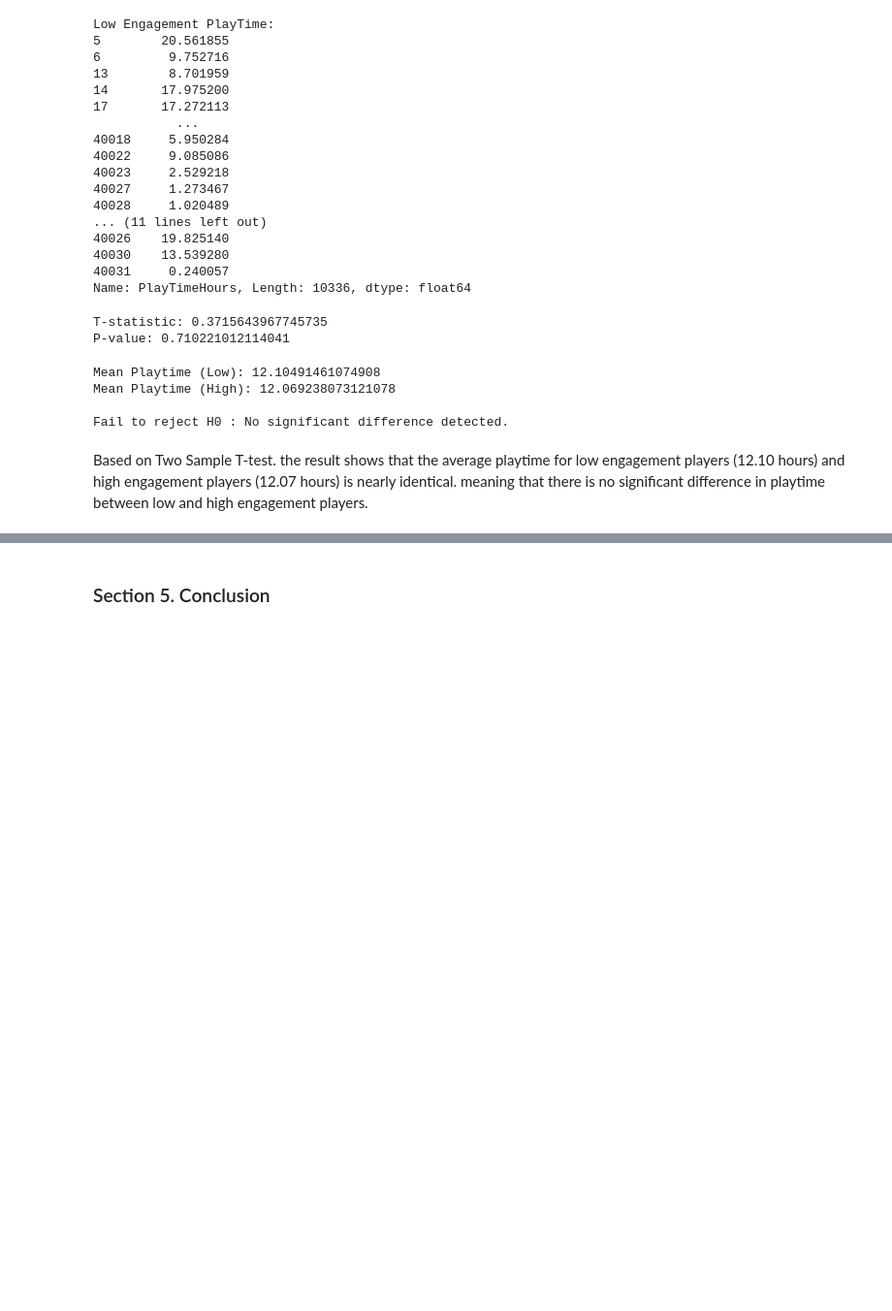
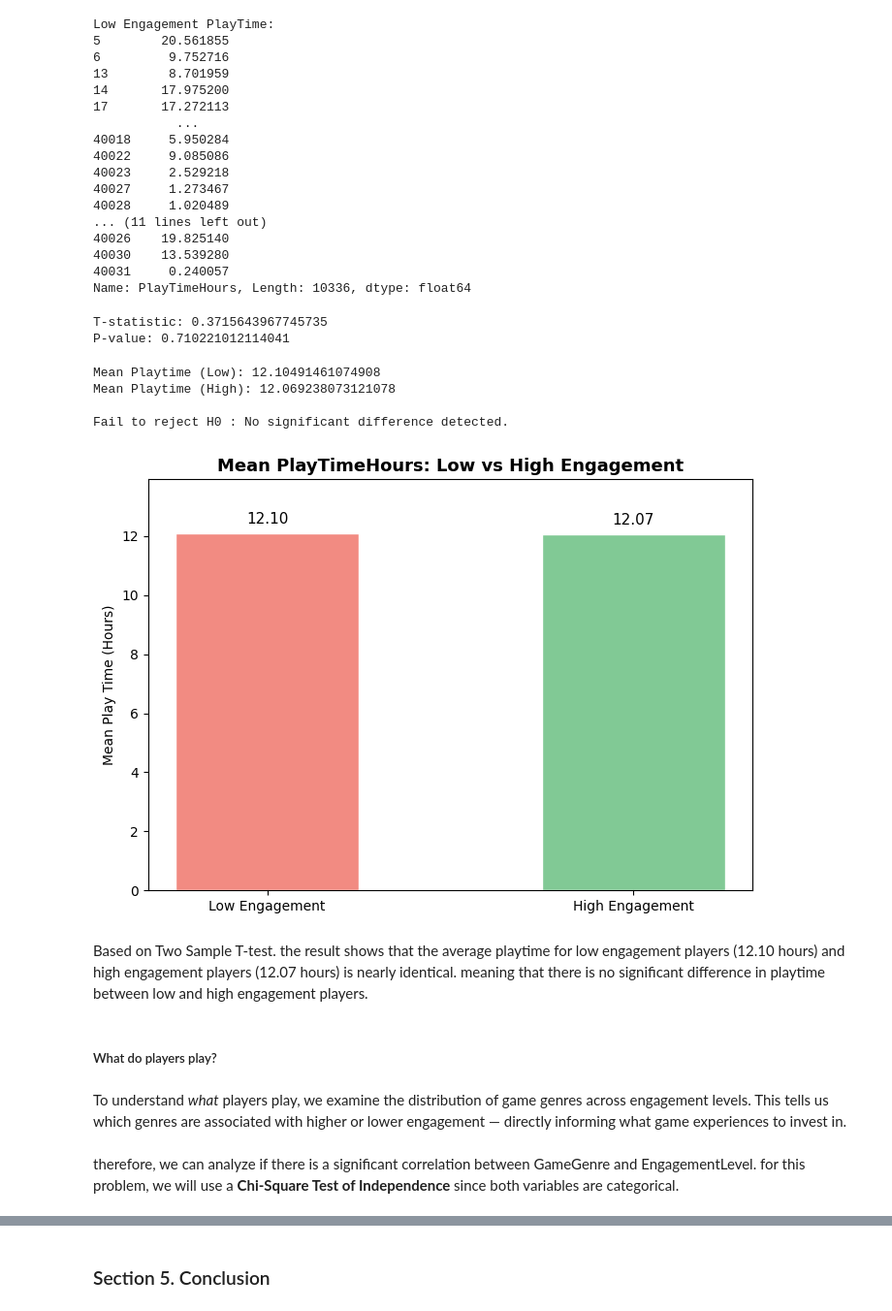
Before and after one commit to lTsumetai/Online-Gaming-Behavior-Player-Retention, a Jupyter notebook: Player Retention.ipynb, the cells around one changed output, grey strips where cells are left out. Shown at 97% size. Saved outputs shown, nothing was run; the diff lists cells and outputs as text; code cells hidden in the pictures; blank space fills up the shorter version.

```diff
--- a/Player Retention.ipynb
+++ b/Player Retention.ipynb
@@ -280,5 +290,29 @@ Mean Playtime (Low): 12.10491461074908
 Mean Playtime (High): 12.069238073121078
 
 Fail to reject H0 : No significant difference detected.
+# %%
+# Bar chart: Mean PlayTimeHours by Engagement Level
+means = [low.mean(), high.mean()]
+labels = ['Low Engagement', 'High Engagement']
+colors = ['#f28b82', '#81c995']
+
+fig, ax = plt.subplots(figsize=(7, 5))
+bars = ax.bar(labels, means, color=colors, edgecolor='white', width=0.5)
+ax.bar_label(bars, fmt='%.2f', padding=5, fontsize=11)
+ax.set_title('Mean PlayTimeHours: Low vs High Engagement', fontsize=13, fontweight='bold')
+ax.set_ylabel('Mean Play Time (Hours)')
+ax.set_ylim(0, max(means) * 1.15)
+
+plt.tight_layout()
+plt.show()
+# %% [output]
+[figure, added]
 # %% [markdown]
 Based on Two Sample T-test. the result shows that the average playtime for low engagement players (12.10 hours) and high engagement players (12.07 hours) is nearly identical. meaning that there is no significant difference in playtime between low and high engagement players.
+# %% [markdown]
+##### What do players play?
+# %% [markdown]
+To understand *what* players play, we examine the distribution of game genres across engagement levels.
+This tells us which genres are associated with higher or lower engagement — directly informing what game experiences to invest in.
+# %% [markdown]
+therefore, we can analyze if there is a significant correlation between GameGenre and EngagementLevel. for this problem, we will use a **Chi-Square Test of Independence** since both variables are categorical.
```
Also changed, not shown: parts of 5 cells of this notebook.
